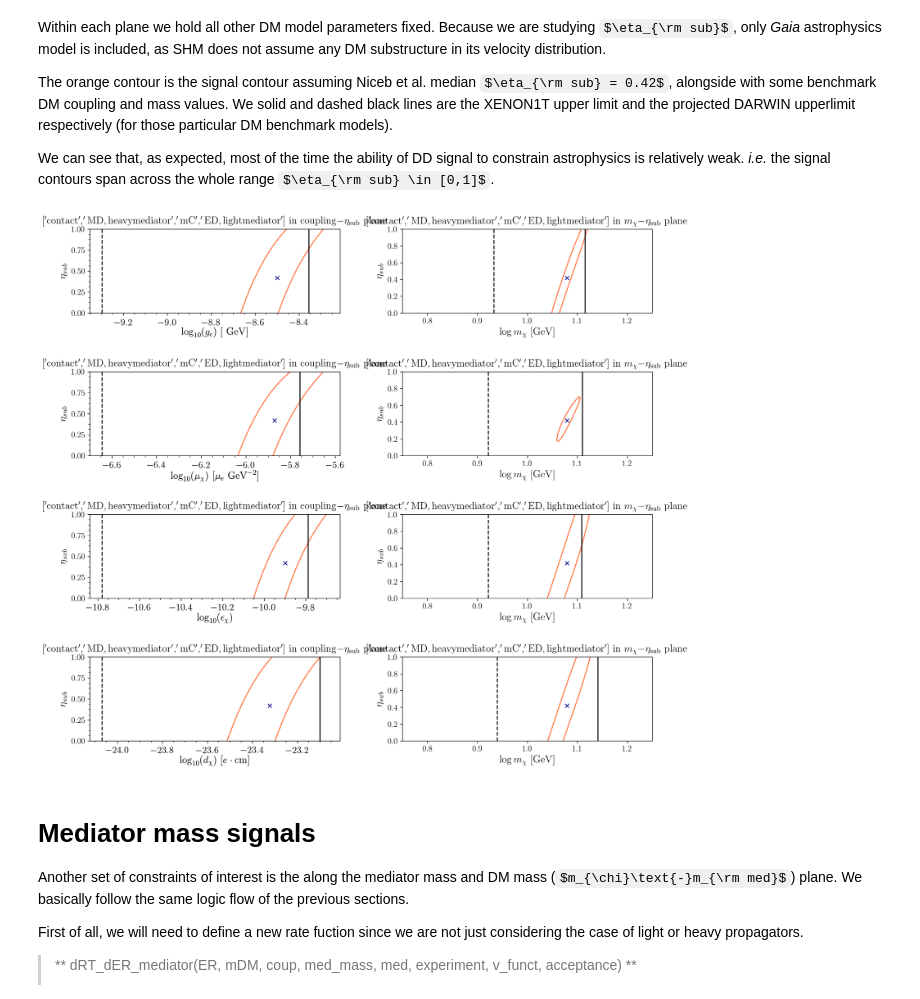
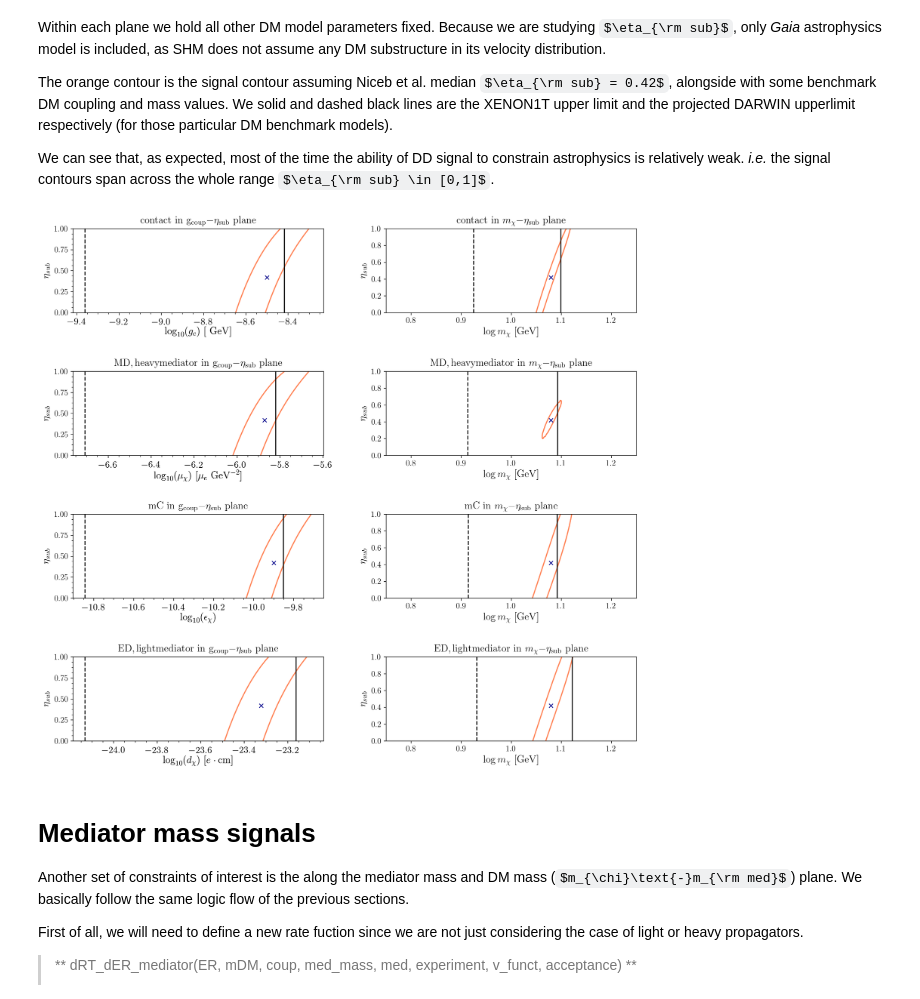
Before and after one commit to bbsonjohn/DD-Gaia-substructure, a Jupyter notebook: dd_eft_substructure-3D-Signals.ipynb, the cells around one changed output. Drawn from its saved outputs; the diff is of its cells as text; code cells hidden in the pictures; some formulas as TeX source.

```diff
--- a/dd_eft_substructure-3D-Signals.ipynb
+++ b/dd_eft_substructure-3D-Signals.ipynb
@@ -653,7 +655,7 @@ In this section, we hold DM mass fixed and examine the ability of a future DD ex
 
 First, we examine the recoil spectra. The left column of plots represents the recoil spectra under SHM and the right column represents that under _Gaia_. The different colored curves are the different models. The translucent bands are the $\pm\sqrt{N}$ poisson statistical uncertainties associated with the recoil spectra.
 # %%
-m_point = 12.
+m_point = 50.
 
 ops_pair_list = [['SS','mQ'], ['SS','mDM_l'], ['mDM_l','mQ']]
 
@@ -713,8 +715,11 @@ for i_op, opers in enumerate(ops_pair_list):
 
         opers_shm = expos*dER*(dRT_dER_Model(ER_grid, m_point, 10**(coups[0]), opers[0], experiment=the_experiment, acceptance=False, v_funct = 'SHM')  \
                     + dRT_dER_Model(ER_grid, m_point, 10**(coups[1]), opers[1], experiment=the_experiment, acceptance=False, v_funct = 'SHM') )
-        opers_gaia = expos*dER*(dRT_dER_Model(ER_grid, m_point, 10**(coups[0]), opers[0], experiment=the_experiment, acceptance=False, v_funct = 'NLB_full') \
-                                    +dRT_dER_Model(ER_grid, m_point, 10**(coups[1]), opers[1], experiment=the_experiment, acceptance=False, v_funct = 'NLB_full'))
+        opers_gaia = expos*dER*(0.42*dRT_dER_Model(ER_grid, m_point, 10**coups[0], opers[0], experiment=the_experiment, acceptance=True, v_funct = 'NLB_subst_full') \
+                                    +(1-0.42)*dRT_dER_Model(ER_grid, m_point, 10**coups[0], opers[0], experiment=the_experiment, acceptance=True, v_funct = 'NLB_halo_full') \
+                                    + 0.42*dRT_dER_Model(ER_grid, m_point, 10**coups[1], opers[1], experiment=the_experiment, acceptance=True, v_funct = 'NLB_subst_full') \
+                                    +(1-0.42)*dRT_dER_Model(ER_grid, m_point, 10**coups[1], opers[1], experiment=the_experiment, acceptance=True, v_funct = 'NLB_halo_full'))
+
 
         events_SHM = np.sum(opers_shm)
         events_Gaia = np.sum(opers_gaia)
@@ -1024,8 +1029,10 @@ for i_op, opers in enumerate(ops_pair_list):
     for j_coup, coups in enumerate(spectrum_plot_list[i_op]):
         opers_shm = h_acc*expos*dER*(dRT_dER_Model(ER_grid, m_point, 10**(coups[0]), opers[0], experiment=the_experiment, acceptance=sp_acceptance, v_funct = 'SHM')  \
                     + dRT_dER_Model(ER_grid, m_point, 10**(coups[1]), opers[1], experiment=the_experiment, acceptance=sp_acceptance, v_funct = 'SHM') )
-        opers_gaia = h_acc*expos*dER*(dRT_dER_Model(ER_grid, m_point, 10**(coups[0]), opers[0], experiment=the_experiment, acceptance=sp_acceptance, v_funct = 'NLB_full') \
-                    + dRT_dER_Model(ER_grid, m_point, 10**(coups[1]), opers[1], experiment=the_experiment, acceptance=sp_acceptance, v_funct = 'NLB_full'))
+        opers_gaia = h_acc*expos*dER*(0.42*dRT_dER_Model(ER_grid, m_point, 10**coups[0], opers[0], experiment=the_experiment, acceptance=True, v_funct = 'NLB_subst_full') \
+                                    +(1-0.42)*dRT_dER_Model(ER_grid, m_point, 10**coups[0], opers[0], experiment=the_experiment, acceptance=True, v_funct = 'NLB_halo_full') \
+                                    + 0.42*dRT_dER_Model(ER_grid, m_point, 10**coups[1], opers[1], experiment=the_experiment, acceptance=True, v_funct = 'NLB_subst_full') \
+                                    +(1-0.42)*dRT_dER_Model(ER_grid, m_point, 10**coups[1], opers[1], experiment=the_experiment, acceptance=True, v_funct = 'NLB_halo_full'))
         events_SHM = np.sum(opers_shm)
         events_Gaia = np.sum(opers_gaia)
 
@@ -1065,7 +1072,7 @@ for i_op, opers in enumerate(ops_pair_list):
     ax[row_indx, 1].grid(b=True, which='minor', color='black', alpha=0.01, linestyle='-')
 
 
-fig.savefig('model_model_sig_L.pdf', bbox_inches = 'tight')
+fig.savefig('model_model_sig_H.pdf', bbox_inches = 'tight')
 
 plt.show()
 # %% [output]
@@ -1252,43 +1259,42 @@ for i_op, opers in enumerate(ops_list):
         plot_ellipse(ax[row_indx, 1], sh_m, masses, etas_m, cm_plot[1], 'NLB')
 
     #-----------------------------------------------------------------------------------------------
-    #ax[row_indx, col_indx].set_ylim(-0.2, 0.2)
-    #ax[row_indx, 0].set_xlim(0.5,1.5)
+
     ax[row_indx, 1].set_xlim(0.75,1.25)
     ax[row_indx, 0].set_ylabel(r'$\eta_{sub}$', fontsize=15)
     ax[row_indx, 1].set_ylabel(r'$\eta_{sub}$', fontsize=15)
     ax[row_indx, 1].set_xlabel(r'$\log m_{\chi}\ [{\rm GeV}]$', fontsize=15)
 
-    ax[row_indx, 0].set_title(r'${\rm %s \ in\ coupling-}\eta_{\rm sub}\ {\rm plane}$' % model_name, fontsize=15)
-    ax[row_indx, 1].set_title(r'${\rm %s \ in\ } m_{\chi}{\rm -}\eta_{\rm sub}\ {\rm plane}$' % model_name, fontsize=15)
+    ax[row_indx, 0].set_title(r'${\rm %s \ in\ g_{\rm coup}-}\eta_{\rm sub}\ {\rm plane}$' % model_name[i_op], fontsize=15)
+    ax[row_indx, 1].set_title(r'${\rm %s \ in\ } m_{\chi}{\rm -}\eta_{\rm sub}\ {\rm plane}$' % model_name[i_op], fontsize=15)
 
     xlim_down, xlim_up = ax[row_indx, 0].get_xlim()
 
     xaxsec = ax[row_indx, 0].twiny();
 
     if opers == 'mDM_h':
         xaxsec.set_xlim((  mag_moment(xlim_down, True, True), mag_moment(xlim_up, True, True) ))
         xaxsec.set_xlabel(r'$\log_{10}(\mu_\chi)\ [\mu_e{\rm\ GeV}^{-2}]$', fontsize=15);
     elif opers == 'eDM_l':
         xaxsec.set_xlim( (elc_moment( xlim_down, True, True), elc_moment(xlim_up, True, True) ))
         xaxsec.set_xlabel(r'$\log_{10}(d_\chi)\ [e\cdot{\rm cm}]$', fontsize=15);
     elif opers == 'mQ':
         xaxsec.set_xlim( (xlim_down, xlim_up) )
         xaxsec.set_xlabel(r'$\log_{10}(\epsilon_\chi)$', fontsize=15)
     elif opers == 'SS':
         xaxsec.set_xlim( (xlim_down, xlim_up) )
         xaxsec.set_xlabel(r'$\log_{10}(g_c)\ [{\rm \ GeV}]$', fontsize=15)
 
 
     xaxsec.minorticks_on();
     xaxsec.tick_params(axis='both', which='major', labelsize=14)
     plt.setp(xaxsec.get_yticklabels()[0], visible=False)
     ax[row_indx, 0].xaxis = xaxsec.xaxis
     xaxsec.xaxis.set_label_position('bottom'); xaxsec.xaxis.set_ticks_position('bottom')
 
 plt.show()
 # %% [output]
-[figure, old version]
+[figure, new version]
 # %% [markdown]
 # Mediator mass signals
 
```
Also changed, not shown: parts of 7 cells of this notebook.
